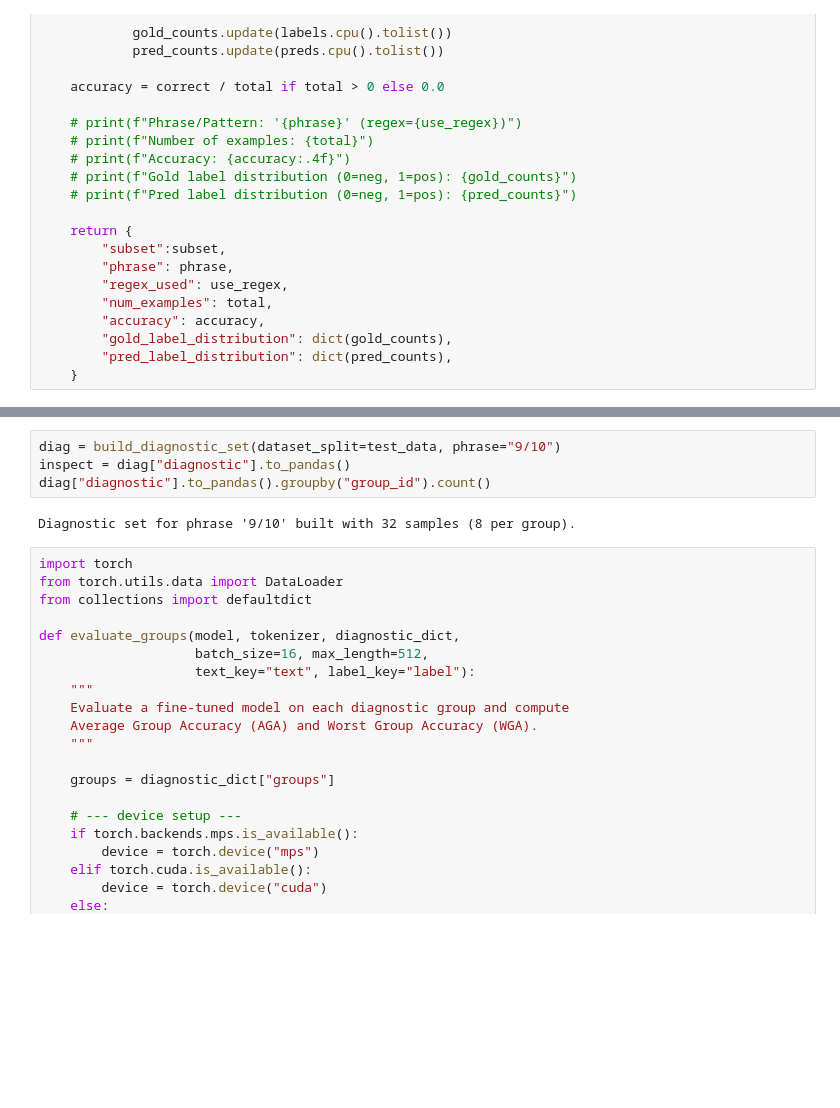
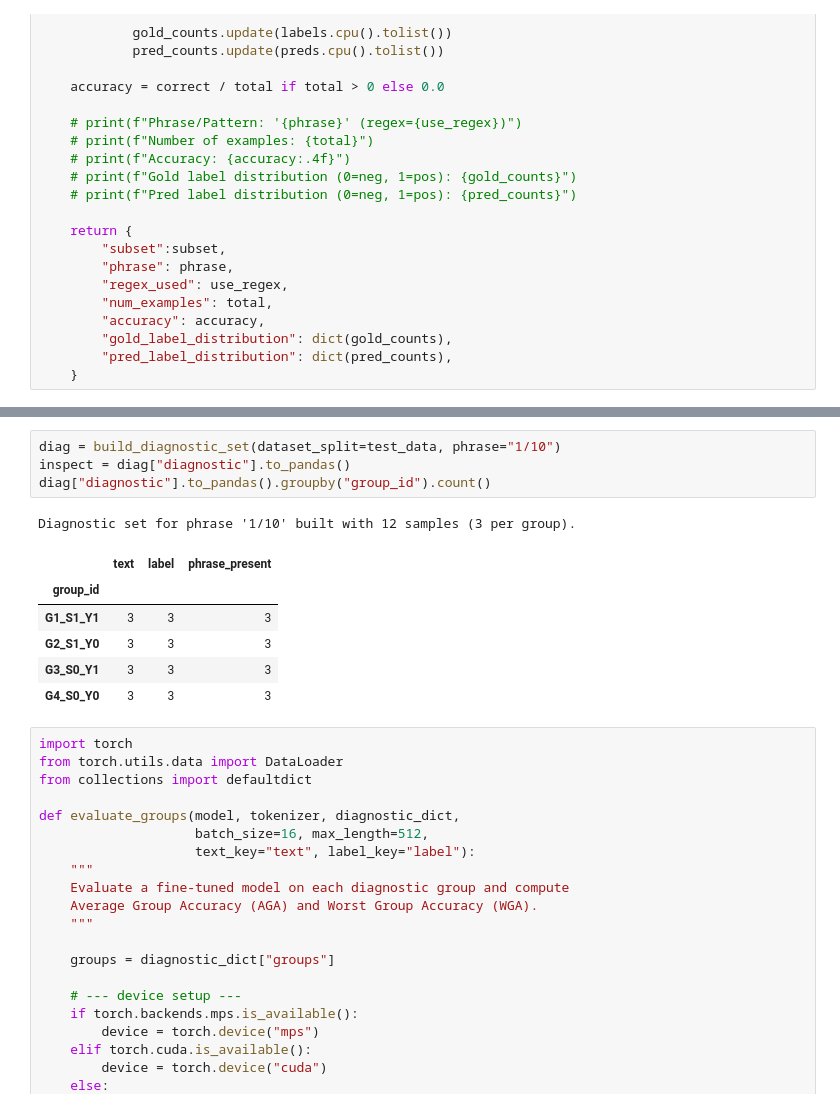
Before and after one commit to leusb/BT, a Jupyter notebook: identify_shortcuts_distillbert.ipynb, the cells around one changed output, grey strips where cells are left out. Drawn from its saved outputs; the diff is of its cells as text; blank space fills up the shorter version.

Commit message:
dataset added & done some tinkering

```diff
--- a/identify_shortcuts_distillbert.ipynb
+++ b/identify_shortcuts_distillbert.ipynb
@@ -566,11 +528,17 @@ def build_diagnostic_set(dataset_split,
         "diagnostic": diagnostic
     }
 # %%
-diag = build_diagnostic_set(dataset_split=test_data, phrase="9/10")
+diag = build_diagnostic_set(dataset_split=test_data, phrase="1/10")
 inspect = diag["diagnostic"].to_pandas()
 diag["diagnostic"].to_pandas().groupby("group_id").count()
 # %% [output]
-Diagnostic set for phrase '9/10' built with 32 samples (8 per group).
+Diagnostic set for phrase '1/10' built with 12 samples (3 per group).
+|  | text | label | phrase_present |
+| group_id |  |  |  |
+| G1_S1_Y1 | 3 | 3 | 3 |
+| G2_S1_Y0 | 3 | 3 | 3 |
+| G3_S0_Y1 | 3 | 3 | 3 |
+| G4_S0_Y0 | 3 | 3 | 3 |
 # %%
 import torch
 from torch.utils.data import DataLoader
```
Also changed, not shown: parts of 17 cells of this notebook, 1 other file.
